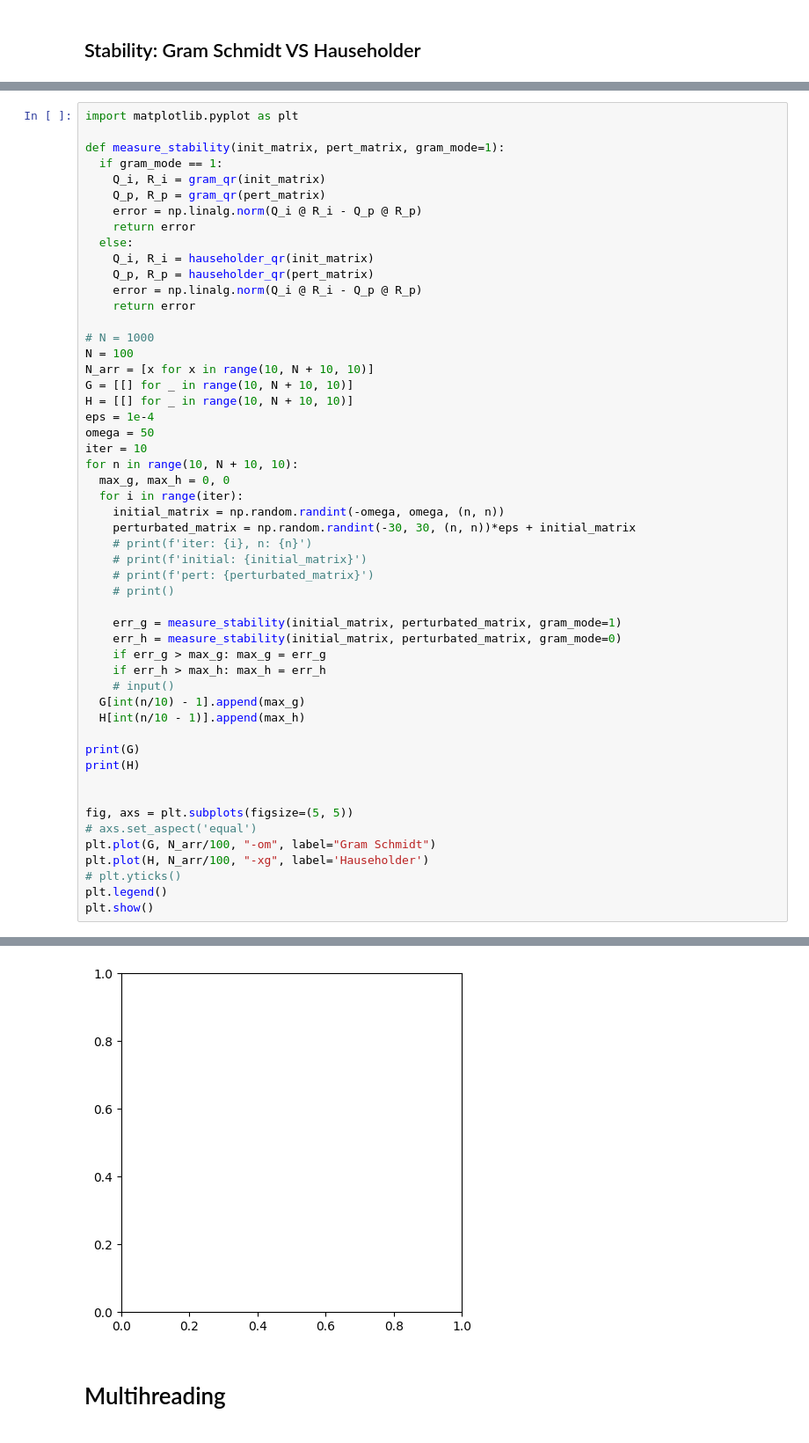
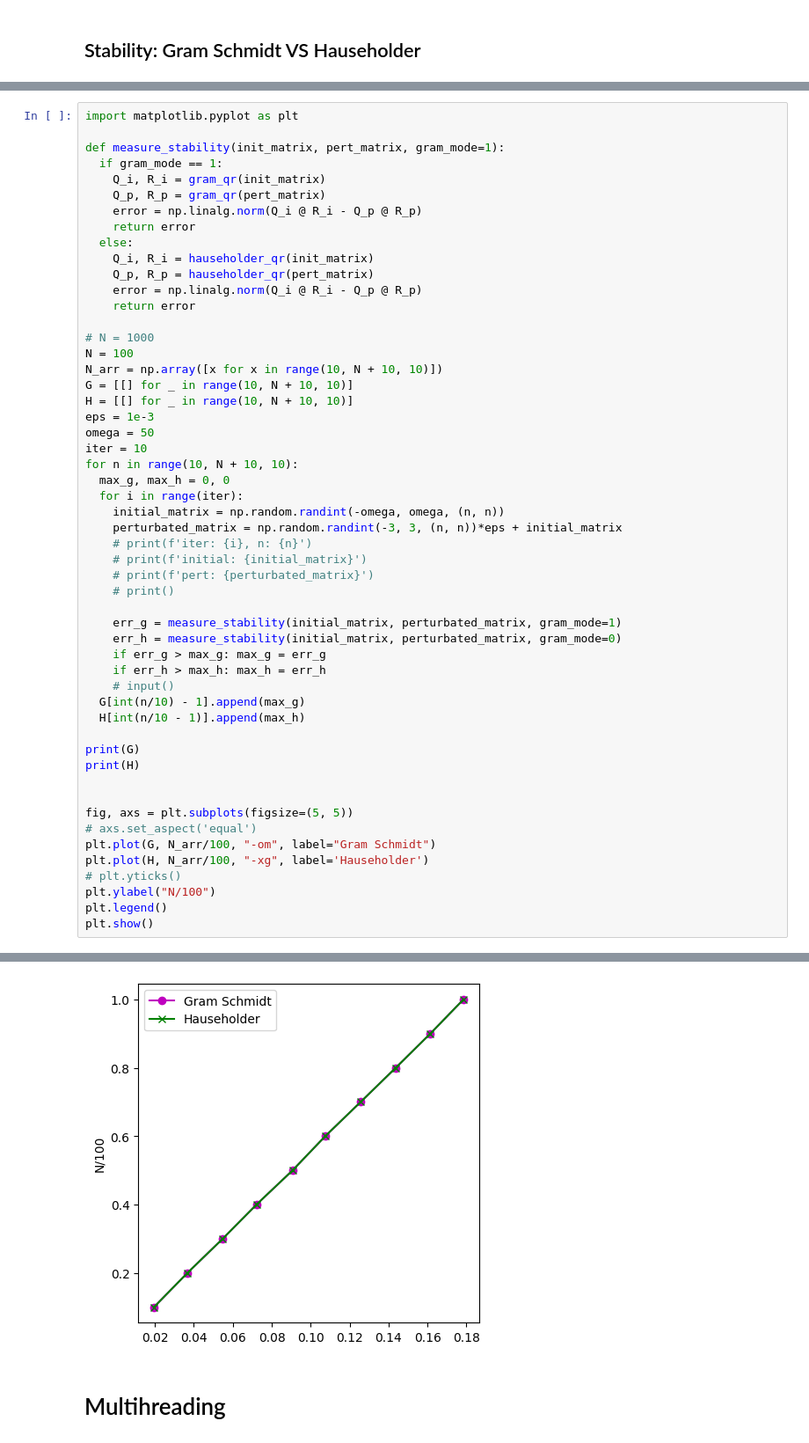
Before and after one commit to Alxmis/QR-decomposition, a Jupyter notebook: main.ipynb, the cells around one changed output, grey strips where cells are left out. Shown at 88% size. Drawn from its saved outputs; the diff is of its cells as text.

```diff
--- a/main.ipynb
+++ b/main.ipynb
@@ -259,17 +265,17 @@ def measure_stability(init_matrix, pert_matrix, gram_mode=1):
 
 # N = 1000
 N = 100
-N_arr = [x for x in range(10, N + 10, 10)]
+N_arr = np.array([x for x in range(10, N + 10, 10)])
 G = [[] for _ in range(10, N + 10, 10)]
 H = [[] for _ in range(10, N + 10, 10)]
-eps = 1e-4
+eps = 1e-3
 omega = 50
 iter = 10
 for n in range(10, N + 10, 10):
   max_g, max_h = 0, 0
   for i in range(iter):
     initial_matrix = np.random.randint(-omega, omega, (n, n))
-    perturbated_matrix = np.random.randint(-30, 30, (n, n))*eps + initial_matrix
+    perturbated_matrix = np.random.randint(-3, 3, (n, n))*eps + initial_matrix
     # print(f'iter: {i}, n: {n}')
     # print(f'initial: {initial_matrix}')
     # print(f'pert: {perturbated_matrix}')
@@ -292,6 +298,7 @@ fig, axs = plt.subplots(figsize=(5, 5))
 plt.plot(G, N_arr/100, "-om", label="Gram Schmidt")
 plt.plot(H, N_arr/100, "-xg", label='Hauseholder')
 # plt.yticks()
+plt.ylabel("N/100")
 plt.legend()
 plt.show()
 # %% [output]
@@ -301,4 +307,4 @@ TypeError: ignored
-[figure, old version]
+[figure, new version]
 # %% [markdown]
 # Multihreading
 # %%
```
Also changed, not shown: parts of 6 cells of this notebook.
